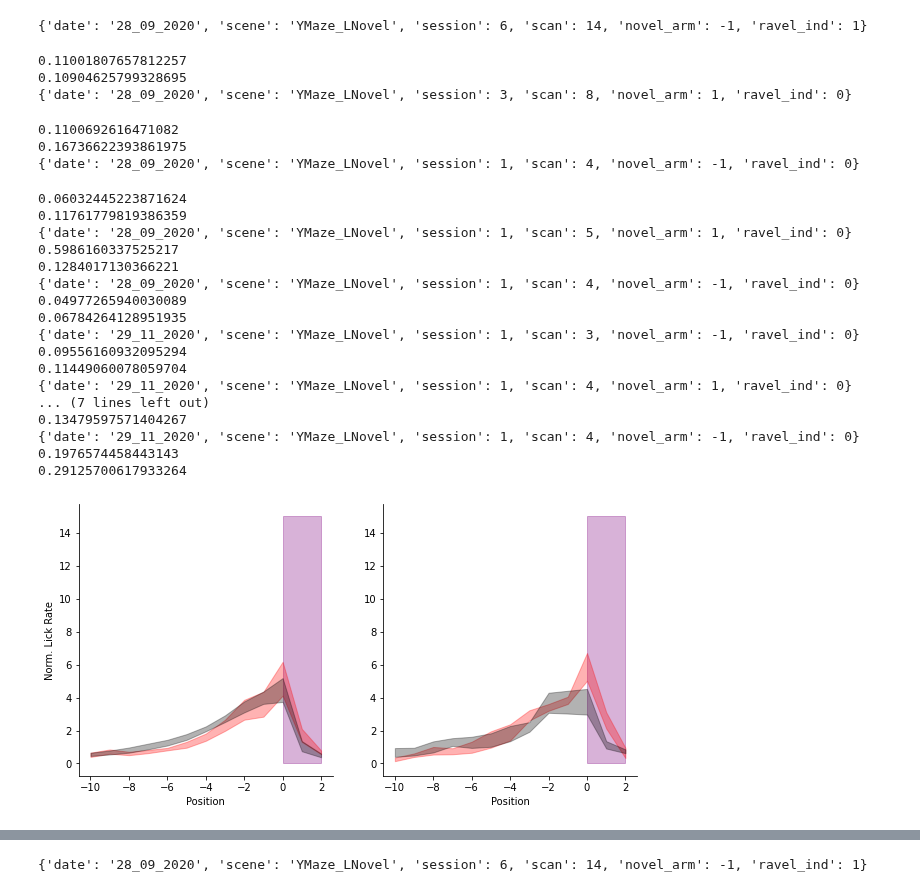
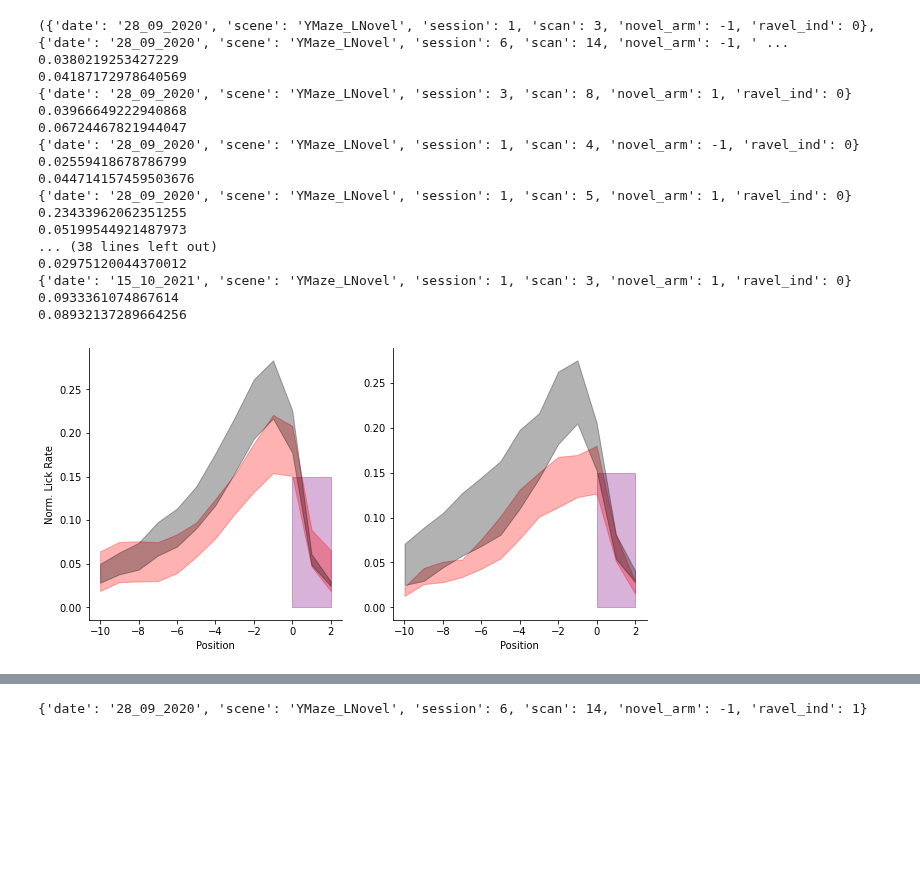
Before and after one commit to GiocomoLab/STX3KO_analyses, a Jupyter notebook: ActiveNotebooks/LickingAnalysis.ipynb, the cells around one changed output, grey strips where cells are left out. Cells and saved outputs as stored; diff of their text form; code cells hidden in the pictures; blank space fills up the shorter version.

```diff
--- a/ActiveNotebooks/LickingAnalysis.ipynb
+++ b/ActiveNotebooks/LickingAnalysis.ipynb
@@ -175,14 +172,15 @@ fig,ax = plt.subplots(1,2, figsize = [10,5])
 ko_mu = {'fam':[],'nov':[]}
 x = np.arange(-10,3)
 for mouse in ko_mice:
-    sess = u.load_single_day(mouse,day=0)
+    sess = u.load_vr_day(mouse,day=0)
     bin_edges = sess.trial_matrices['bin_edges']
     for ax_ind, lr in enumerate([-1, 1]):
         trial_mask = sess.trial_info['LR']== lr
         lick_mean = np.nanmean(sess.trial_matrices['licks'][trial_mask,:].ravel())
 
         print(lick_mean)
-        mu = np.nanmean(sess.trial_matrices['licks'][trial_mask,:]/lick_mean, axis=0)
+#         mu = np.nanmean(sess.trial_matrices['licks'][trial_mask,:]/lick_mean, axis=0)
+        mu = np.nanmean(sess.trial_matrices['licks'][trial_mask,:], axis=0)
 
         if sess.novel_arm ==-1:
 
@@ -201,14 +199,15 @@ for mouse in ko_mice:
 ctrl_mu = {'fam':[],'nov':[]}
 x = np.arange(-10,3)
 for mouse in ctrl_mice:
-    sess = u.load_single_day(mouse,day=0)
+    sess = u.load_vr_day(mouse,day=0)
     bin_edges = sess.trial_matrices['bin_edges']
     for ax_ind, lr in enumerate([-1, 1]):
         trial_mask = sess.trial_info['LR']== lr
         lick_mean = np.nanmean(sess.trial_matrices['licks'][trial_mask,:].ravel())
 
         print(lick_mean)
-        mu = np.nanmean(sess.trial_matrices['licks'][trial_mask,:]/lick_mean, axis=0)
+#         mu = np.nanmean(sess.trial_matrices['licks'][trial_mask,:]/lick_mean, axis=0)
+        mu = np.nanmean(sess.trial_matrices['licks'][trial_mask,:], axis=0)
 
         if sess.novel_arm ==-1:
 
@@ -223,60 +222,53 @@ for mouse in ctrl_mice:
             ctrl_mu['nov'].append(mu[nov_rzone_front-10:nov_rzone_front+3])
         else:
             ctrl_mu['fam'].append(mu[fam_rzone_front-10:fam_rzone_front+3])
 
 
 
 
 for ax_ind, lr in enumerate(['fam', 'nov']):
     arr = np.array(ko_mu[lr])
     mu, sem = np.nanmean(arr,axis=0), sp.stats.sem(arr, axis=0, nan_policy='omit')
     ax[ax_ind].fill_between(x, mu- sem, mu+sem,color='red', alpha = .3)
 
     arr = np.array(ctrl_mu[lr])
     mu, sem = np.nanmean(arr,axis=0), sp.stats.sem(arr, axis=0, nan_policy='omit')
     ax[ax_ind].fill_between(x, mu- sem, mu+sem,color='black', alpha = .3)
 #     ax[ax_ind].plot(x, np.array(ko_mu[lr]).T,color='red', alpha = .3)
 
 
 
-ax[0].fill_betweenx([0,15], 0, 2, zorder=0, color='purple',alpha=.3)
-ax[1].fill_betweenx([0,15],0, 2, zorder=0, color='purple',alpha=.3)
+ax[0].fill_betweenx([0,.15], 0, 2, zorder=0, color='purple',alpha=.3)
+ax[1].fill_betweenx([0,.15],0, 2, zorder=0, color='purple',alpha=.3)
 
 ax[0].set_xlabel('Position')
 ax[1].set_xlabel('Position')
 ax[0].set_ylabel('Norm. Lick Rate')
 ax[0].spines['top'].set_visible(False)
 ax[1].spines['top'].set_visible(False)
 ax[0].spines['right'].set_visible(False)
 ax[1].spines['right'].set_visible(False)
 
 fig.savefig(os.path.join(figdir, 'famnov_norm_lickrate_day1.pdf'))
 # %% [output]
-{'date': '28_09_2020', 'scene': 'YMaze_LNovel', 'session': 6, 'scan': 14, 'novel_arm': -1, 'ravel_ind': 1}
+({'date': '28_09_2020', 'scene': 'YMaze_LNovel', 'session': 1, 'scan': 3, 'novel_arm': -1, 'ravel_ind': 0}, {'date': '28_09_2020', 'scene': 'YMaze_LNovel', 'session': 6, 'scan': 14, 'novel_arm': -1, ' ...
+0.0380219253427229
+0.04187172978640569
+{'date': '28_09_2020', 'scene': 'YMaze_LNovel', 'session': 3, 'scan': 8, 'novel_arm': 1, 'ravel_ind': 0}
+0.03966649222940868
+0.06724467821944047
+{'date': '28_09_2020', 'scene': 'YMaze_LNovel', 'session': 1, 'scan': 4, 'novel_arm': -1, 'ravel_ind': 0}
+0.02559418678786799
+0.044714157459503676
+{'date': '28_09_2020', 'scene': 'YMaze_LNovel', 'session': 1, 'scan': 5, 'novel_arm': 1, 'ravel_ind': 0}
+0.23433962062351255
+0.05199544921487973
+... (38 lines left out)
+0.02975120044370012
+{'date': '15_10_2021', 'scene': 'YMaze_LNovel', 'session': 1, 'scan': 3, 'novel_arm': 1, 'ravel_ind': 0}
+0.0933361074867614
+0.08932137289664256
-0.11001807657812257
-0.10904625799328695
-{'date': '28_09_2020', 'scene': 'YMaze_LNovel', 'session': 3, 'scan': 8, 'novel_arm': 1, 'ravel_ind': 0}
-0.1100692616471082
-0.16736622393861975
-{'date': '28_09_2020', 'scene': 'YMaze_LNovel', 'session': 1, 'scan': 4, 'novel_arm': -1, 'ravel_ind': 0}
-0.06032445223871624
-0.11761779819386359
-{'date': '28_09_2020', 'scene': 'YMaze_LNovel', 'session': 1, 'scan': 5, 'novel_arm': 1, 'ravel_ind': 0}
-0.5986160337525217
-0.1284017130366221
-{'date': '28_09_2020', 'scene': 'YMaze_LNovel', 'session': 1, 'scan': 4, 'novel_arm': -1, 'ravel_ind': 0}
-0.04977265940030089
-0.06784264128951935
-{'date': '29_11_2020', 'scene': 'YMaze_LNovel', 'session': 1, 'scan': 3, 'novel_arm': -1, 'ravel_ind': 0}
-0.09556160932095294
-0.11449060078059704
-{'date': '29_11_2020', 'scene': 'YMaze_LNovel', 'session': 1, 'scan': 4, 'novel_arm': 1, 'ravel_ind': 0}
-... (7 lines left out)
-0.13479597571404267
-{'date': '29_11_2020', 'scene': 'YMaze_LNovel', 'session': 1, 'scan': 4, 'novel_arm': -1, 'ravel_ind': 0}
-0.1976574458443143
-0.29125700617933264
-[figure, old version]
+[figure, new version]
 # %%
 fig,ax = plt.subplots(1,2, figsize = [10,5])
 
```
Also changed, not shown: parts of 22 cells of this notebook, 21 other files.
